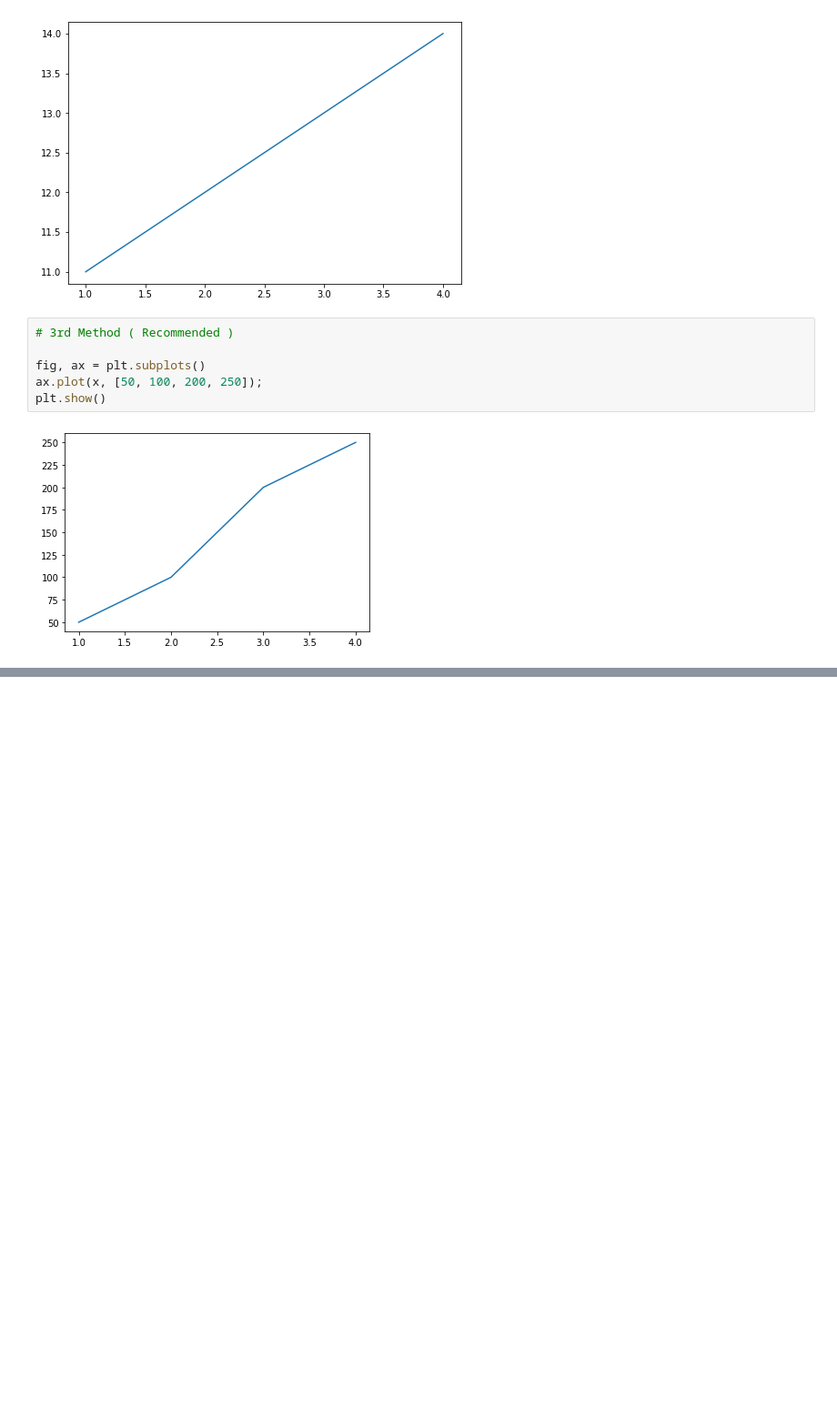
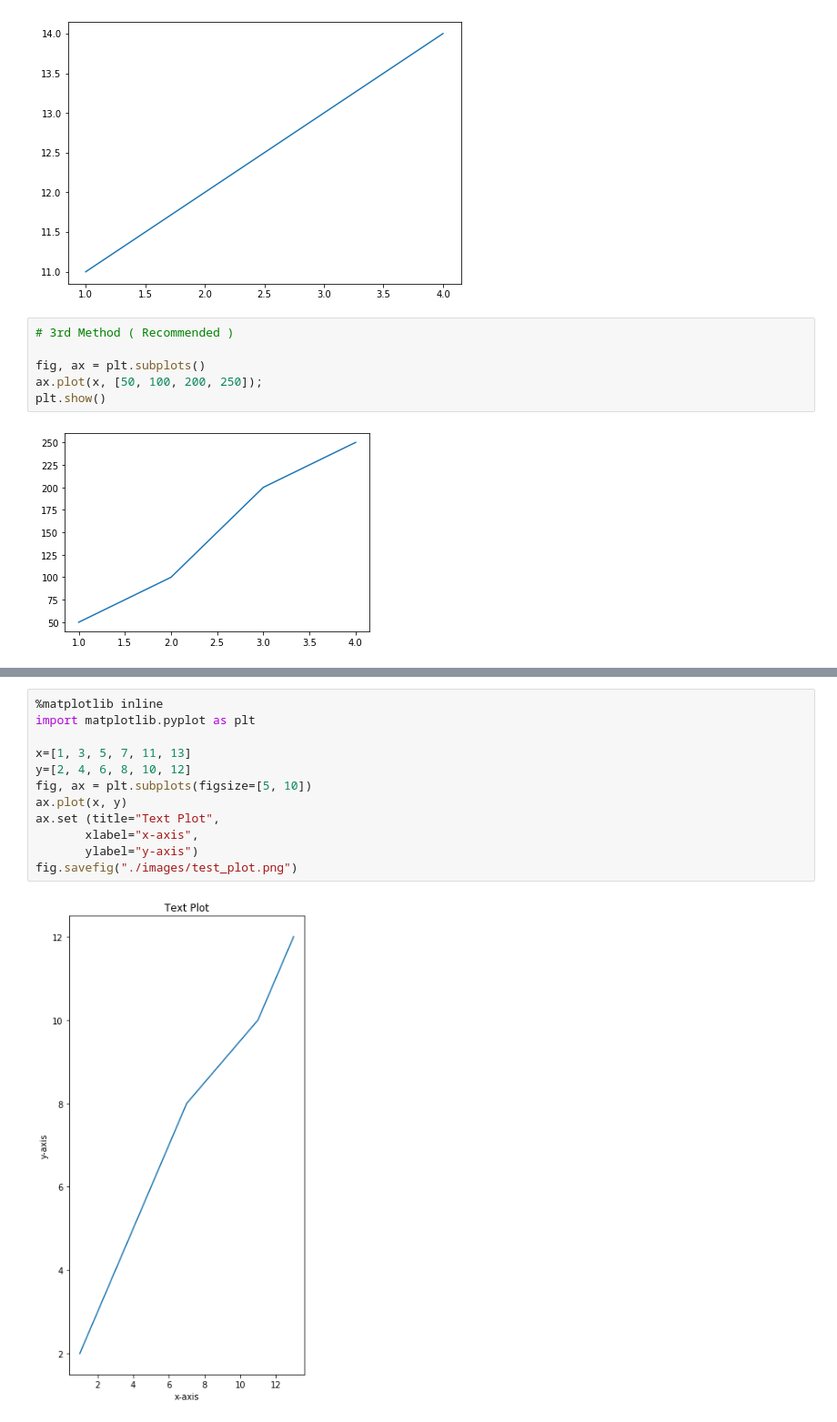
Before and after one commit to yukti845/Data-Science-1, a Jupyter notebook: Day 9/Introduction to Matplotlib.ipynb, the cells around one changed output, grey strips where cells are left out. Shown at 91% size. Saved outputs shown, nothing was run; the diff lists cells and outputs as text; blank space fills up the shorter version.

```diff
--- a/Day 9/Introduction to Matplotlib.ipynb
+++ b/Day 9/Introduction to Matplotlib.ipynb
@@ -67,0 +105,14 @@ plt.show()
+# %%
+%matplotlib inline
+import matplotlib.pyplot as plt
+
+x=[1, 3, 5, 7, 11, 13]
+y=[2, 4, 6, 8, 10, 12]
+fig, ax = plt.subplots(figsize=[5, 10])
+ax.plot(x, y)
+ax.set (title="Text Plot",
+       xlabel="x-axis",
+       ylabel="y-axis")
+fig.savefig("./images/test_plot.png")
+# %% [output]
+[figure, added]
```
Also changed, not shown: parts of 4 cells of this notebook, 2 other files.
